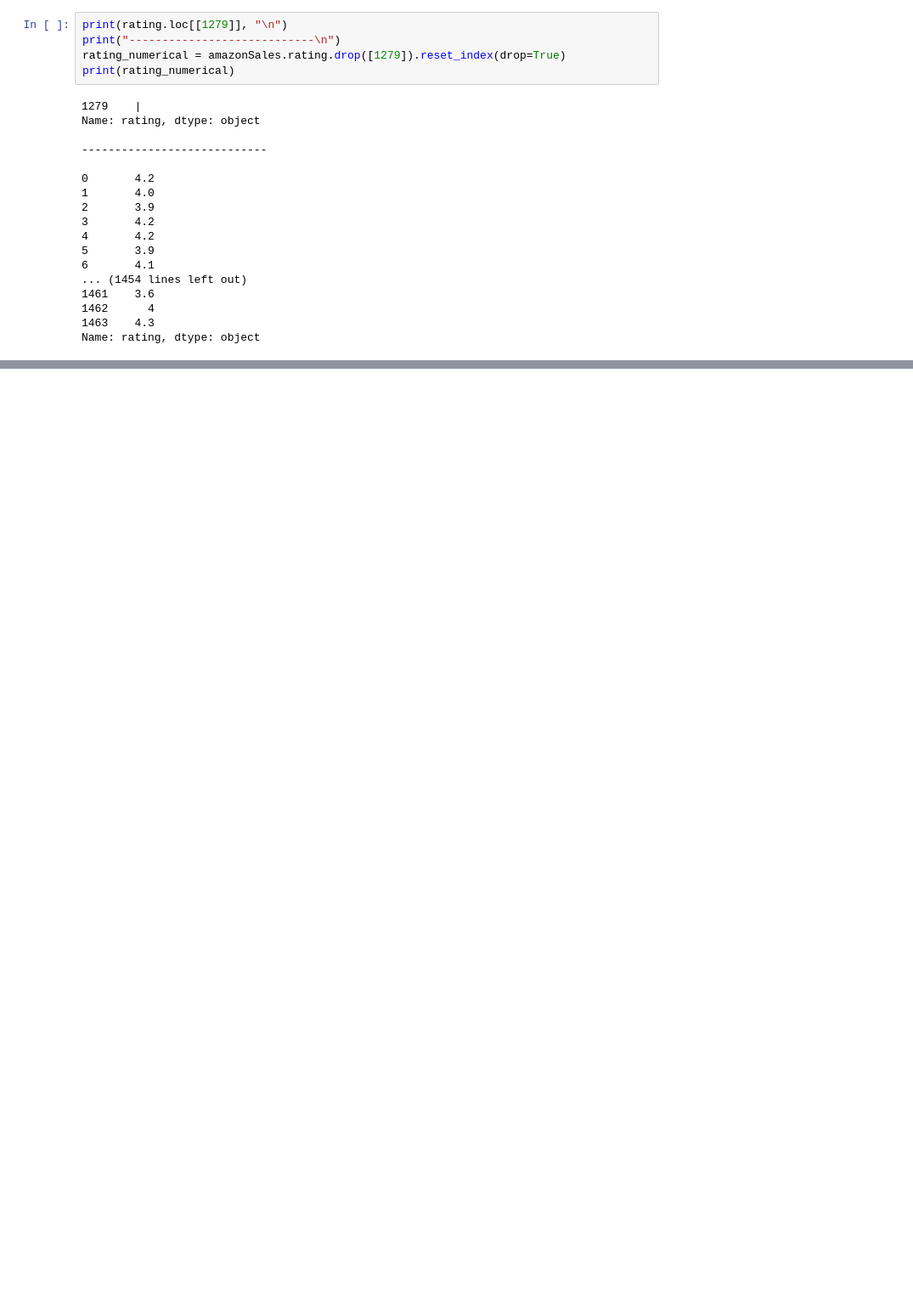
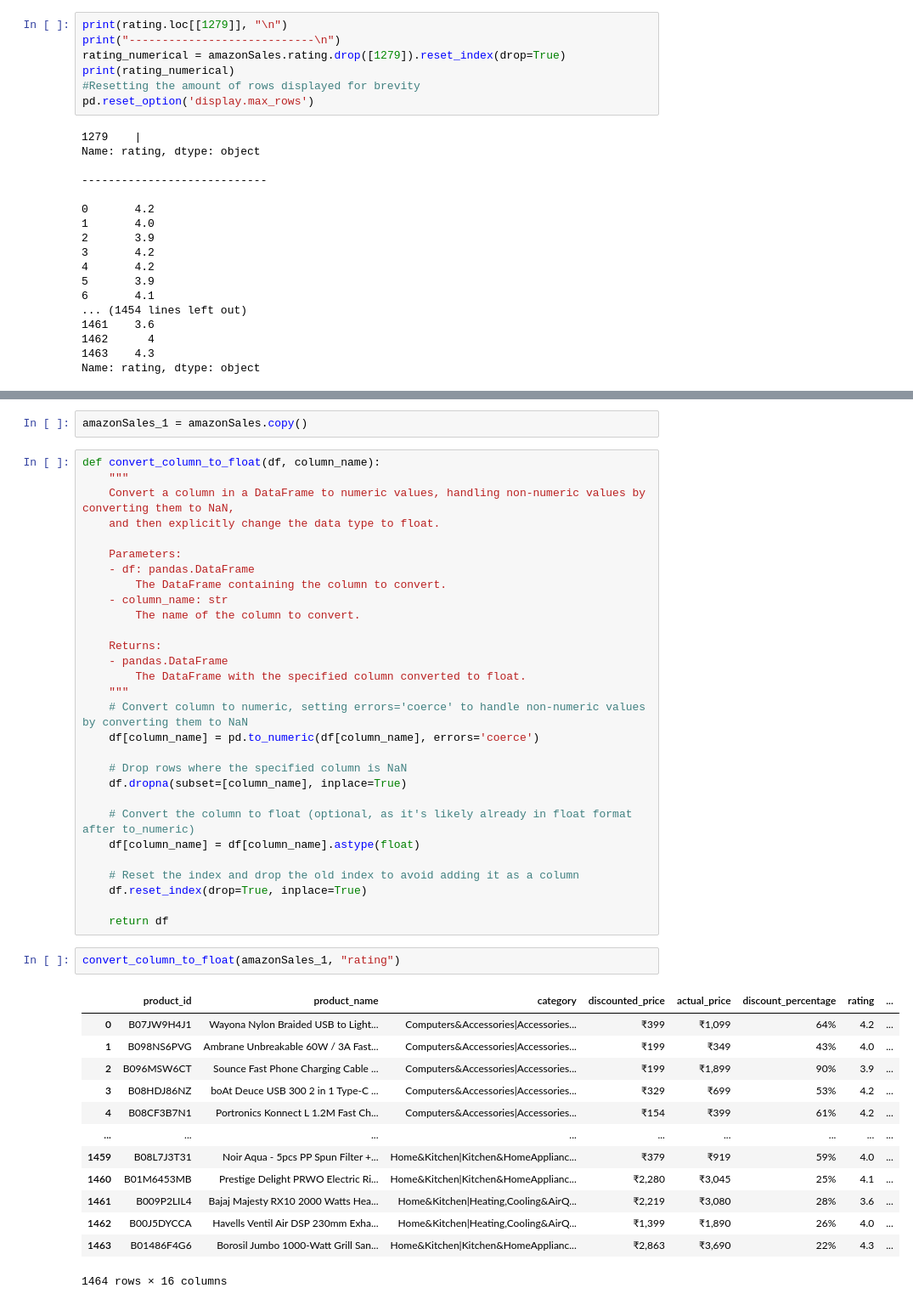
Before and after one commit to torusbrane/Sales-Analysis, a Jupyter notebook: Amazon Sales Analysis.ipynb, the cells around one changed output, grey strips where cells are left out. Shown: that part at 85% size. Cells and saved outputs as stored; diff of their text form; blank space fills up the shorter version.

```diff
--- a/Amazon Sales Analysis.ipynb
+++ b/Amazon Sales Analysis.ipynb
@@ -141,6 +141,8 @@ print(rating.loc[[1279]], "\n")
 print("----------------------------\n")
 rating_numerical = amazonSales.rating.drop([1279]).reset_index(drop=True)
 print(rating_numerical)
+#Resetting the amount of rows displayed for brevity
+pd.reset_option('display.max_rows')
 # %% [output]
 1279    |
 Name: rating, dtype: object
@@ -161,0 +224,47 @@ Name: rating, dtype: object
+# %%
+amazonSales_1 = amazonSales.copy()
+# %%
+def convert_column_to_float(df, column_name):
+    """
+    Convert a column in a DataFrame to numeric values, handling non-numeric values by converting them to NaN,
+    and then explicitly change the data type to float.
+
+    Parameters:
+    - df: pandas.DataFrame
+        The DataFrame containing the column to convert.
+    - column_name: str
+        The name of the column to convert.
+
+    Returns:
+    - pandas.DataFrame
+        The DataFrame with the specified column converted to float.
+    """
+    # Convert column to numeric, setting errors='coerce' to handle non-numeric values by converting them to NaN
+    df[column_name] = pd.to_numeric(df[column_name], errors='coerce')
+
+    # Drop rows where the specified column is NaN
+    df.dropna(subset=[column_name], inplace=True)
+
+    # Convert the column to float (optional, as it's likely already in float format after to_numeric)
+    df[column_name] = df[column_name].astype(float)
+
+    # Reset the index and drop the old index to avoid adding it as a column
+    df.reset_index(drop=True, inplace=True)
+
+    return df
+# %%
+convert_column_to_float(amazonSales_1, "rating")
+# %% [output]
+|  | product_id | product_name | category | discounted_price | actual_price | discount_percentage | rating | ... |
+| 0 | B07JW9H4J1 | Wayona Nylon Braided USB to Light... | Computers&Accessories|Accessories... | ₹399 | ₹1,099 | 64% | 4.2 | ... |
+| 1 | B098NS6PVG | Ambrane Unbreakable 60W / 3A Fast... | Computers&Accessories|Accessories... | ₹199 | ₹349 | 43% | 4.0 | ... |
+| 2 | B096MSW6CT | Sounce Fast Phone Charging Cable ... | Computers&Accessories|Accessories... | ₹199 | ₹1,899 | 90% | 3.9 | ... |
+| 3 | B08HDJ86NZ | boAt Deuce USB 300 2 in 1 Type-C ... | Computers&Accessories|Accessories... | ₹329 | ₹699 | 53% | 4.2 | ... |
+| 4 | B08CF3B7N1 | Portronics Konnect L 1.2M Fast Ch... | Computers&Accessories|Accessories... | ₹154 | ₹399 | 61% | 4.2 | ... |
+| ... | ... | ... | ... | ... | ... | ... | ... | ... |
+| 1459 | B08L7J3T31 | Noir Aqua - 5pcs PP Spun Filter +... | Home&Kitchen|Kitchen&HomeApplianc... | ₹379 | ₹919 | 59% | 4.0 | ... |
+| 1460 | B01M6453MB | Prestige Delight PRWO Electric Ri... | Home&Kitchen|Kitchen&HomeApplianc... | ₹2,280 | ₹3,045 | 25% | 4.1 | ... |
+| 1461 | B009P2LIL4 | Bajaj Majesty RX10 2000 Watts Hea... | Home&Kitchen|Heating,Cooling&AirQ... | ₹2,219 | ₹3,080 | 28% | 3.6 | ... |
+| 1462 | B00J5DYCCA | Havells Ventil Air DSP 230mm Exha... | Home&Kitchen|Heating,Cooling&AirQ... | ₹1,399 | ₹1,890 | 26% | 4.0 | ... |
+| 1463 | B01486F4G6 | Borosil Jumbo 1000-Watt Grill San... | Home&Kitchen|Kitchen&HomeApplianc... | ₹2,863 | ₹3,690 | 22% | 4.3 | ... |
+1464 rows × 16 columns
```
Also changed, not shown: parts of 13 cells of this notebook.
